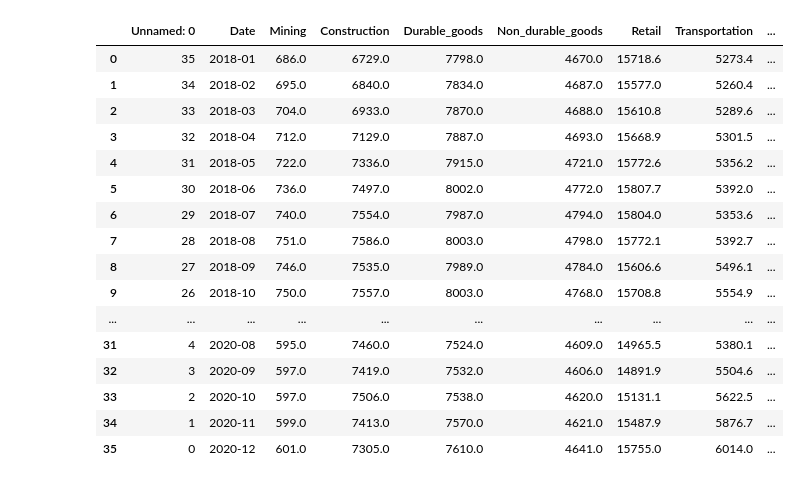
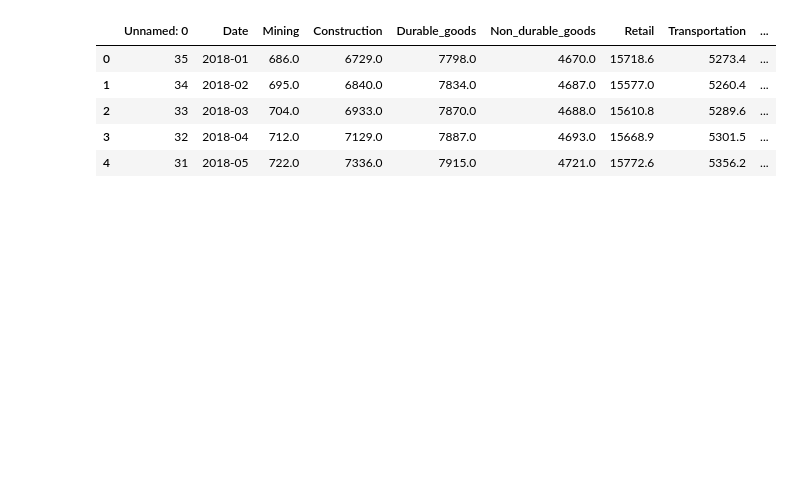
Before and after one commit to Rcidm1994/Project1, a Jupyter notebook: Covid Vs Unemployment.ipynb, the cells around one changed output. Cells and saved outputs as stored; diff of their text form; code cells hidden in the pictures; blank space fills up the shorter version.

```diff
--- a/Covid Vs Unemployment.ipynb
+++ b/Covid Vs Unemployment.ipynb
@@ -1,34 +1,23 @@
 # %%
 import requests
 import json
 import pandas as pd
 import matplotlib.pyplot as plt
 from scipy import stats
 from pprint import pprint
 
 import pandas as pd
 import numpy as np
 import seaborn as sns
 
 # Import the file made on WeatherPy
 file = 'unemployment.csv'
-unemployment = pd.DataFrame(pd.read_csv(file))
-unemployment
+employment = pd.DataFrame(pd.read_csv(file))
+employment.head()
 # %% [output]
 |  | Unnamed: 0 | Date | Mining | Construction | Durable_goods | Non_durable_goods | Retail | Transportation | ... |
 | 0 | 35 | 2018-01 | 686.0 | 6729.0 | 7798.0 | 4670.0 | 15718.6 | 5273.4 | ... |
 | 1 | 34 | 2018-02 | 695.0 | 6840.0 | 7834.0 | 4687.0 | 15577.0 | 5260.4 | ... |
 | 2 | 33 | 2018-03 | 704.0 | 6933.0 | 7870.0 | 4688.0 | 15610.8 | 5289.6 | ... |
 | 3 | 32 | 2018-04 | 712.0 | 7129.0 | 7887.0 | 4693.0 | 15668.9 | 5301.5 | ... |
 | 4 | 31 | 2018-05 | 722.0 | 7336.0 | 7915.0 | 4721.0 | 15772.6 | 5356.2 | ... |
-| 5 | 30 | 2018-06 | 736.0 | 7497.0 | 8002.0 | 4772.0 | 15807.7 | 5392.0 | ... |
-| 6 | 29 | 2018-07 | 740.0 | 7554.0 | 7987.0 | 4794.0 | 15804.0 | 5353.6 | ... |
-| 7 | 28 | 2018-08 | 751.0 | 7586.0 | 8003.0 | 4798.0 | 15772.1 | 5392.7 | ... |
-| 8 | 27 | 2018-09 | 746.0 | 7535.0 | 7989.0 | 4784.0 | 15606.6 | 5496.1 | ... |
-| 9 | 26 | 2018-10 | 750.0 | 7557.0 | 8003.0 | 4768.0 | 15708.8 | 5554.9 | ... |
-| ... | ... | ... | ... | ... | ... | ... | ... | ... | ... |
-| 31 | 4 | 2020-08 | 595.0 | 7460.0 | 7524.0 | 4609.0 | 14965.5 | 5380.1 | ... |
-| 32 | 3 | 2020-09 | 597.0 | 7419.0 | 7532.0 | 4606.0 | 14891.9 | 5504.6 | ... |
-| 33 | 2 | 2020-10 | 597.0 | 7506.0 | 7538.0 | 4620.0 | 15131.1 | 5622.5 | ... |
-| 34 | 1 | 2020-11 | 599.0 | 7413.0 | 7570.0 | 4621.0 | 15487.9 | 5876.7 | ... |
-| 35 | 0 | 2020-12 | 601.0 | 7305.0 | 7610.0 | 4641.0 | 15755.0 | 6014.0 | ... |
```
Also changed, not shown: parts of 6 cells of this notebook, 5 other files.
